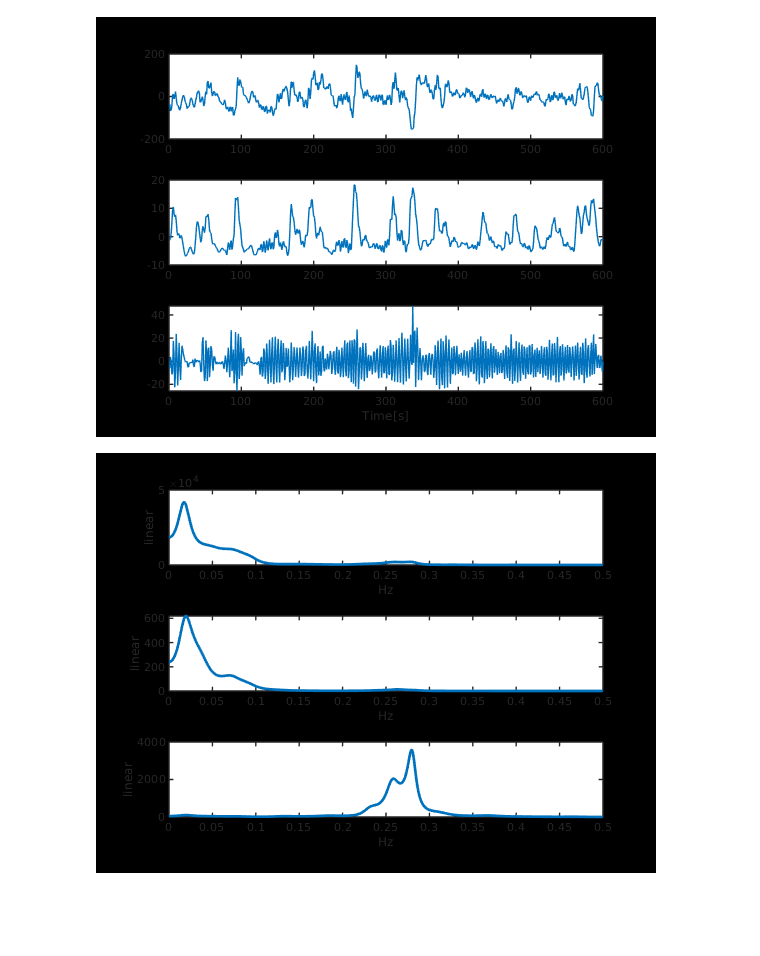
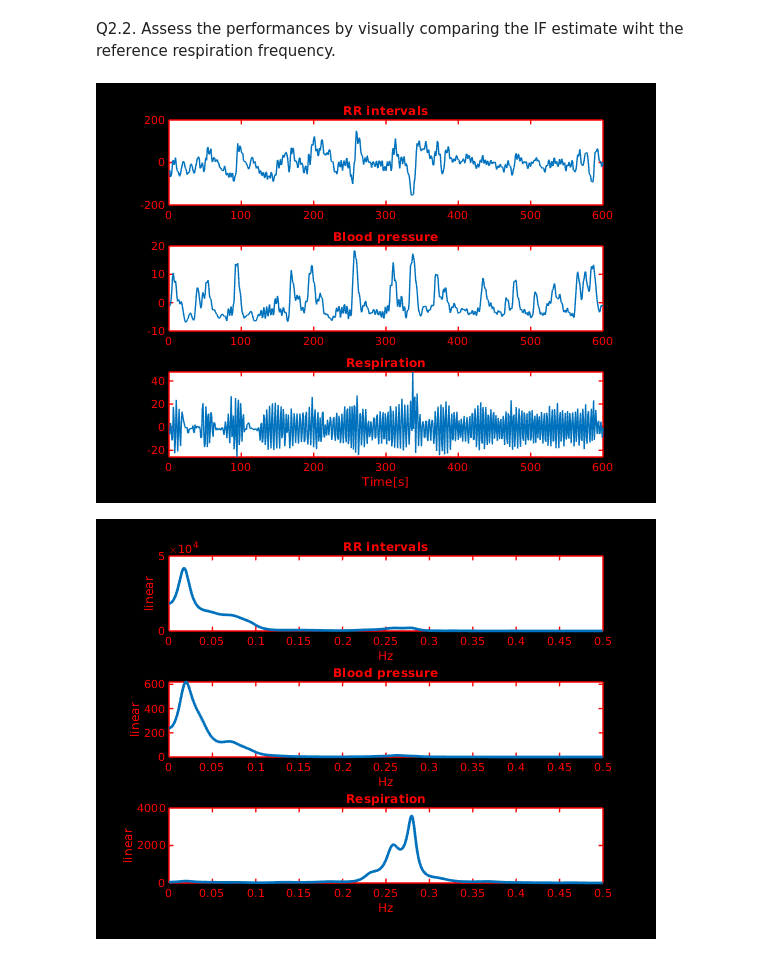
Before and after one commit to ricardo2911/labo, a Jupyter notebook: Labo_07/Lab07.ipynb, the cells around one changed output. Saved outputs shown, nothing was run; the diff lists cells and outputs as text; code cells hidden in the pictures; blank space fills up the shorter version.

```diff
--- a/Labo_07/Lab07.ipynb
+++ b/Labo_07/Lab07.ipynb
@@ -182,57 +163,57 @@ For a faster computation, N should be a power of two
+# %% [markdown]
+Q2.2. Assess the performances by visually comparing the IF estimate wiht the reference respiration frequency.
 # %%
 % --------- Experiment 3 -------------
 % extraction of a common oscillation and estimation of its instantaneous frequency using bandpass adaptive filtering
 close all
 clear all
 load('heart_3.dat');
 
 X = heart_3;
 X = X - ones(length(X), 1) * mean(X);
-X = resample(X,1,4);
+X = resample(X, 1, 4);
 
-RR = X(:,1);
-BP = X(:,2);
-Resp = X(:,3);
+RR = X(:, 1);
+BP = X(:, 2);
+Resp = X(:, 3);
 
-% %remove the mean and resample at 1Hz
+% % Remove the mean and resample at 1Hz
 %
-%  RR = resample(RR-mean(RR), 1, 4);
-%  BP = resample(BP-mean(BP), 1, 4);
-%  Resp = resample(Resp-mean(Resp), 1, 4);
+% RR = resample(RR - mean(RR), 1, 4);
+% BP = resample(BP - mean(BP), 1, 4);
+% Resp = resample(Resp - mean(Resp), 1, 4);
 
-% RR = RR-mean(RR);
-% BP = BP-mean(BP);
-% Resp = Resp-mean(Resp);
+% RR = RR - mean(RR);
+% BP = BP - mean(BP);
+% Resp = Resp - mean(Resp);
 
-%visualize the signals
+% Visualize the signals
 figure
-subplot(311), plot(RR), title('RR intervals')
-subplot(312), plot(BP), title('Blood preasure')
-subplot(313), plot(Resp), title('Respiration'), xlabel('Time[s]')
+subplot(311), plot(RR), title('RR intervals', 'Color', 'red'), set(gca, 'XColor', 'red', 'YColor', 'red') % Set axes color
+subplot(312), plot(BP), title('Blood pressure', 'Color', 'red'), set(gca, 'XColor', 'red', 'YColor', 'red') % Set axes color
+subplot(313), plot(Resp), title('Respiration', 'Color', 'red'), xlabel('Time[s]', 'Color', 'red'), set(gca, 'XColor', 'red', 'YColor', 'red') % Set axes color
 
-%power spectral densities
+% Power spectral densities
 figure
-subplot(311), [Px, freq] = AR_psd(RR, 30, 1, 0.5, 0, 1); title('RR intervals')
-subplot(312), [Px, freq] = AR_psd(BP, 30, 1, 0.5, 0, 1); title('Blood preasure')
-subplot(313), [Px, freq] = AR_psd(Resp,30, 1, 0.5, 0, 1); title('Respiration')
+subplot(311), [Px, freq] = AR_psd(RR, 30, 1, 0.5, 0, 1); title('RR intervals', 'Color', 'red'), set(gca, 'XColor', 'red', 'YColor', 'red') % Set axes color
+subplot(312), [Px, freq] = AR_psd(BP, 30, 1, 0.5, 0, 1); title('Blood pressure', 'Color', 'red'), set(gca, 'XColor', 'red', 'YColor', 'red') % Set axes color
+subplot(313), [Px, freq] = AR_psd(Resp, 30, 1, 0.5, 0, 1); title('Respiration', 'Color', 'red'), set(gca, 'XColor', 'red', 'YColor', 'red') % Set axes color
 
-%extract the common oscillation between RR intervals and respiration.
-% !!! the common oscilation is the respiration itself
-[IF,Y,weights] = AdaptBP_weight([RR Resp],0.25,0.9,0.95,0.95,1);
+% Extract the common oscillation between RR intervals and respiration.
+% !!! the common oscillation is the respiration itself
+[IF, Y, weights] = AdaptBP_weight([RR Resp], 0.25, 0.9, 0.95, 0.95, 1);
 figure
-subplot(311), plot(Y(:,1)), title('RR component'), ylim([-20 20])
-subplot(312), plot(Y(:,2)), title('Respiration component')
-subplot(313), plot(IF), title('IF of common oscilation'), ylim([0.2, 0.3]), xlabel('Time[s]')
+subplot(311), plot(Y(:, 1)), title('RR component', 'Color', 'red'), ylim([-20 20]), set(gca, 'XColor', 'red', 'YColor', 'red') % Set axes color
+subplot(312), plot(Y(:, 2)), title('Respiration component', 'Color', 'red'), set(gca, 'XColor', 'red', 'YColor', 'red') % Set axes color
+subplot(313), plot(IF), title('IF of common oscillation', 'Color', 'red'), ylim([0.2, 0.3]), xlabel('Time[s]', 'Color', 'red'), set(gca, 'XColor', 'red', 'YColor', 'red') % Set axes color
 
-
-%extract the common oscillation between RR intervals and blood preasure
-% !!! the common oscilation is the baroreflex
-[IF,Y,weights] = AdaptBP_weight([RR BP],0.06,0.9,0.95,0.95,1);
+% Extract the common oscillation between RR intervals and blood pressure
+% !!! the common oscillation is the baroreflex
+[IF, Y, weights] = AdaptBP_weight([RR BP], 0.06, 0.9, 0.95, 0.95, 1);
 figure
-subplot(311), plot(Y(:,1)), title('RR component')
-subplot(312), plot(Y(:,2)), title('BP component')
-subplot(313), plot(IF),
-title('IF of common oscilation'), ylim([0, 0.1]), xlabel('Time[s]')
+subplot(311), plot(Y(:, 1)), title('RR component', 'Color', 'red'), set(gca, 'XColor', 'red', 'YColor', 'red') % Set axes color
+subplot(312), plot(Y(:, 2)), title('BP component', 'Color', 'red'), set(gca, 'XColor', 'red', 'YColor', 'red') % Set axes color
+subplot(313), plot(IF), title('IF of common oscillation', 'Color', 'red'), ylim([0, 0.1]), xlabel('Time[s]', 'Color', 'red'), set(gca, 'XColor', 'red', 'YColor', 'red'); % Set axes color
 # %% [output]
-[figure, old version]
+[figure, new version]
-[figure, old version]
+[figure, new version]
```
Also changed, not shown: parts of 11 cells of this notebook.
